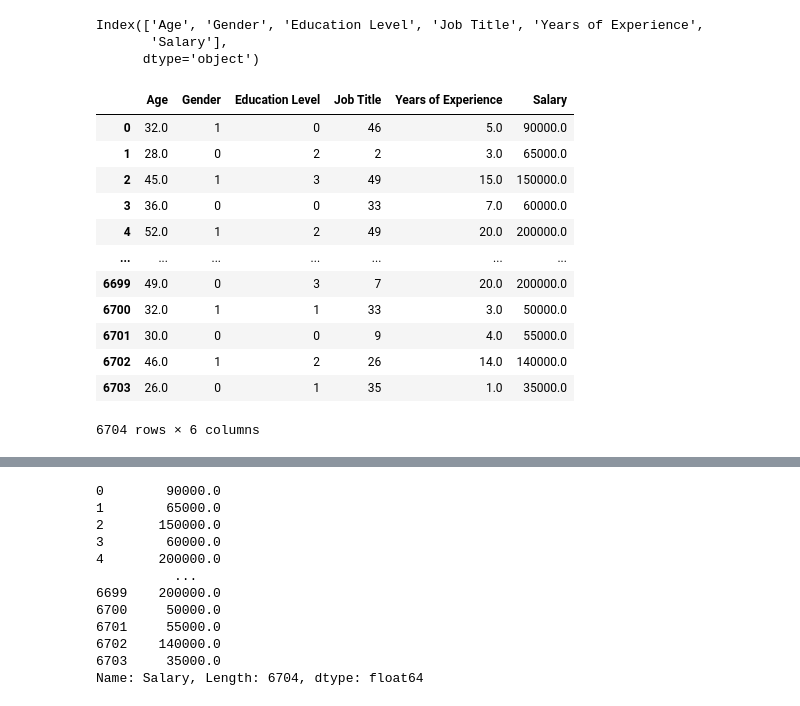
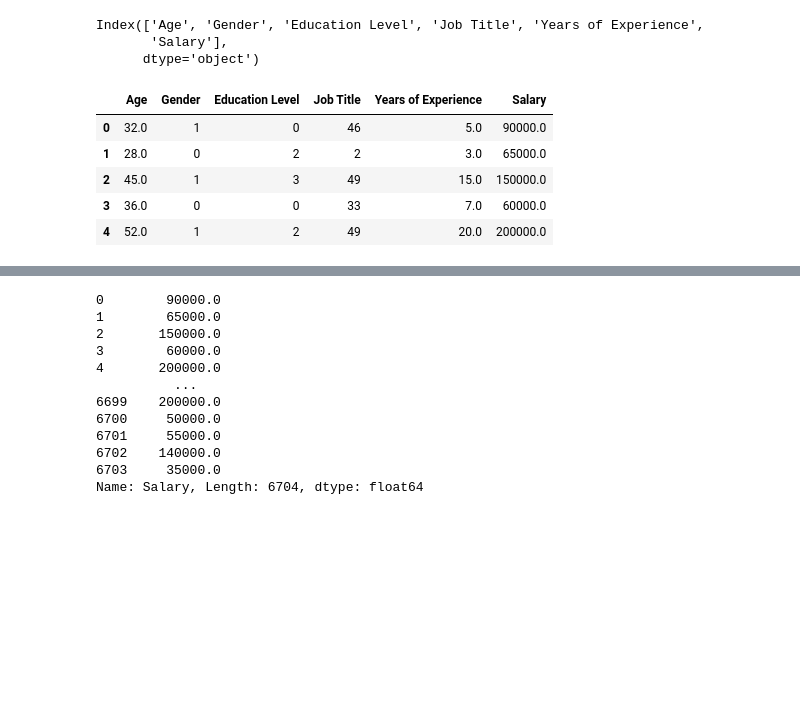
Before and after one commit to chandramani21/Employee_salary_prediction, a Jupyter notebook: Employee-salary prediction.ipynb, the cells around one changed output, grey strips where cells are left out. Cells and saved outputs as stored; diff of their text form; code cells hidden in the pictures; blank space fills up the shorter version.

```diff
--- a/Employee-salary prediction.ipynb
+++ b/Employee-salary prediction.ipynb
@@ -123,3 +142,7 @@ High School           448
 Master's              288
 phD                     1
 Name: count, dtype: int64
+# %%
+# Combining repeating Values of Education Level
+df['Education Level'].replace(["Bachelor's Degree","Master's Degree"],["Bachelor's","Master's"],inplace=True)
+df['Education Level'].value_counts()
@@ -213,23 +287,16 @@ Index(['Age', 'Gender', 'Education Level', 'Job Title', 'Years of Experience',
 # %%
 import numpy as np
 from sklearn.preprocessing import LabelEncoder
 #labelencoder = preprocessing.LabelEncoder()
 labelencoder = LabelEncoder()
 df['Gender']=labelencoder.fit_transform(df['Gender'])  # male = 1 , female=0
 df['Education Level']=labelencoder.fit_transform(df['Education Level'])
 df['Job Title']=labelencoder.fit_transform(df['Job Title'])
-df
+df.head()
 # %% [output]
 |  | Age | Gender | Education Level | Job Title | Years of Experience | Salary |
 | 0 | 32.0 | 1 | 0 | 46 | 5.0 | 90000.0 |
 | 1 | 28.0 | 0 | 2 | 2 | 3.0 | 65000.0 |
 | 2 | 45.0 | 1 | 3 | 49 | 15.0 | 150000.0 |
 | 3 | 36.0 | 0 | 0 | 33 | 7.0 | 60000.0 |
 | 4 | 52.0 | 1 | 2 | 49 | 20.0 | 200000.0 |
-| ... | ... | ... | ... | ... | ... | ... |
-| 6699 | 49.0 | 0 | 3 | 7 | 20.0 | 200000.0 |
-| 6700 | 32.0 | 1 | 1 | 33 | 3.0 | 50000.0 |
-| 6701 | 30.0 | 0 | 0 | 9 | 4.0 | 55000.0 |
-| 6702 | 46.0 | 1 | 2 | 26 | 14.0 | 140000.0 |
-| 6703 | 26.0 | 0 | 1 | 35 | 1.0 | 35000.0 |
-6704 rows × 6 columns
```
Also changed, not shown: parts of 44 cells of this notebook.
